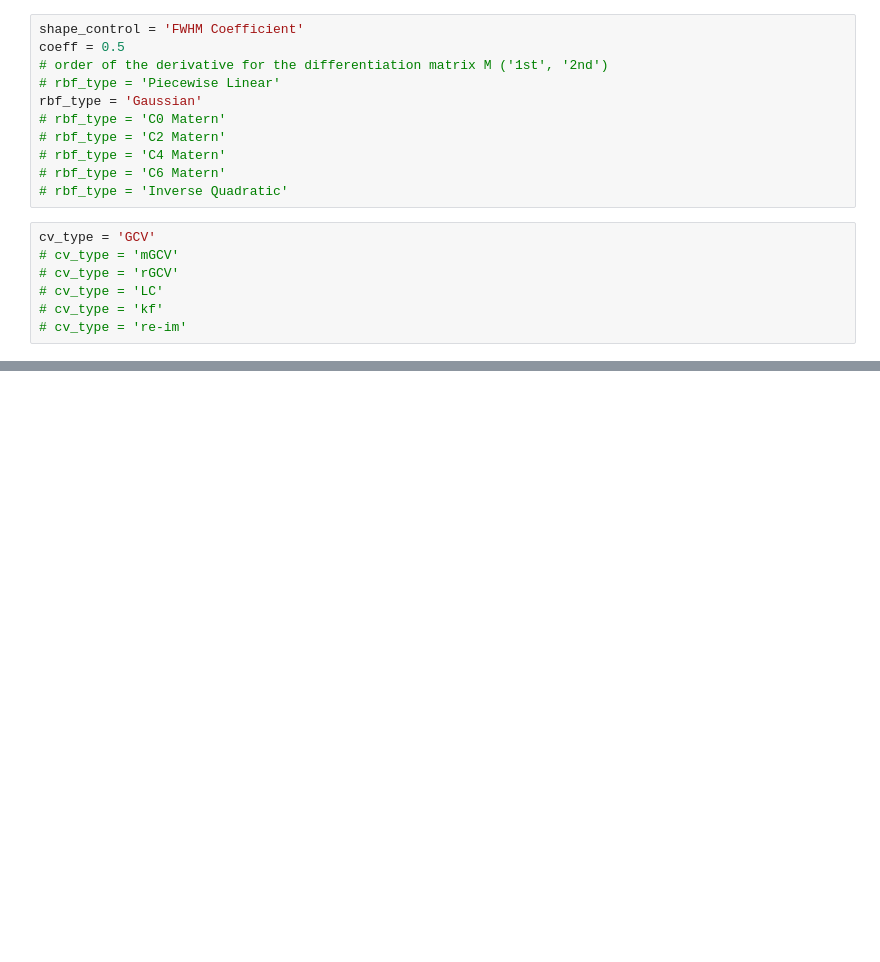
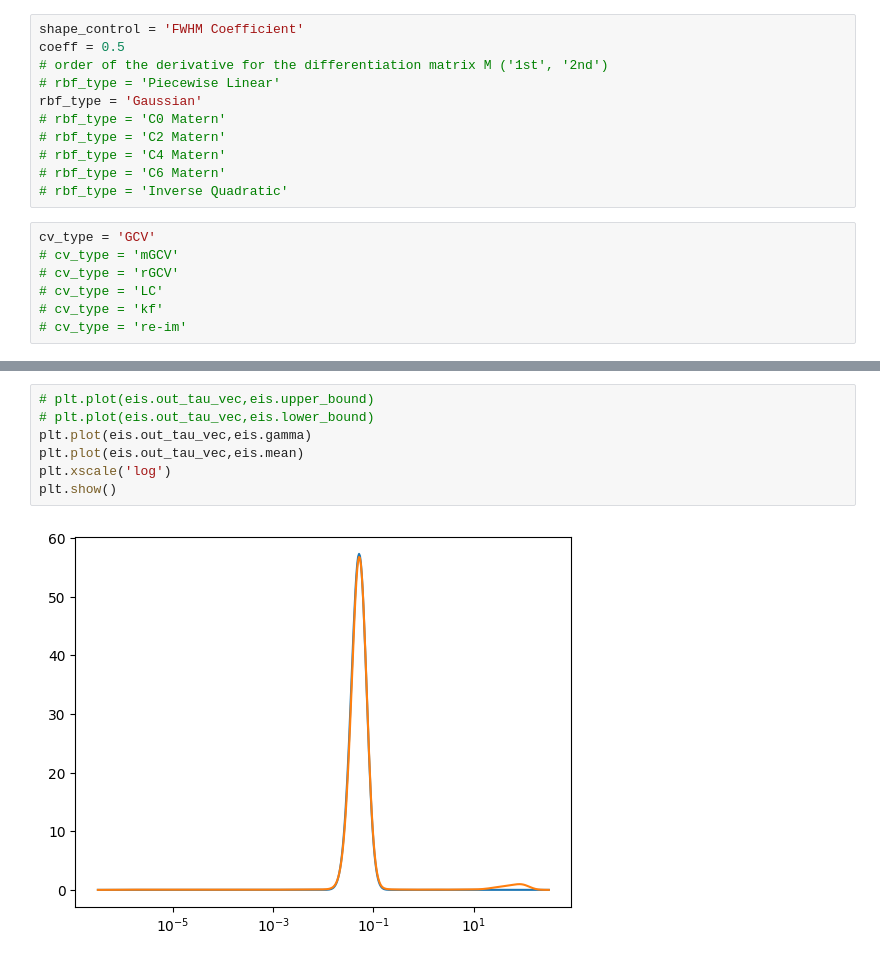
Before and after one commit to jaroslav-herman/others-tests, a Jupyter notebook: old notebooks/DRT calculation.ipynb, the cells around one changed output, grey strips where cells are left out. Saved outputs shown, nothing was run; the diff lists cells and outputs as text; blank space fills up the shorter version.

```diff
--- a/old notebooks/DRT calculation.ipynb
+++ b/old notebooks/DRT calculation.ipynb
@@ -487,0 +449,9 @@ for i,file in enumerate(files):
+# %%
+# plt.plot(eis.out_tau_vec,eis.upper_bound)
+# plt.plot(eis.out_tau_vec,eis.lower_bound)
+plt.plot(eis.out_tau_vec,eis.gamma)
+plt.plot(eis.out_tau_vec,eis.mean)
+plt.xscale('log')
+plt.show()
+# %% [output]
+[figure, added]
```
Also changed, not shown: parts of 18 cells of this notebook, 16 other files.
